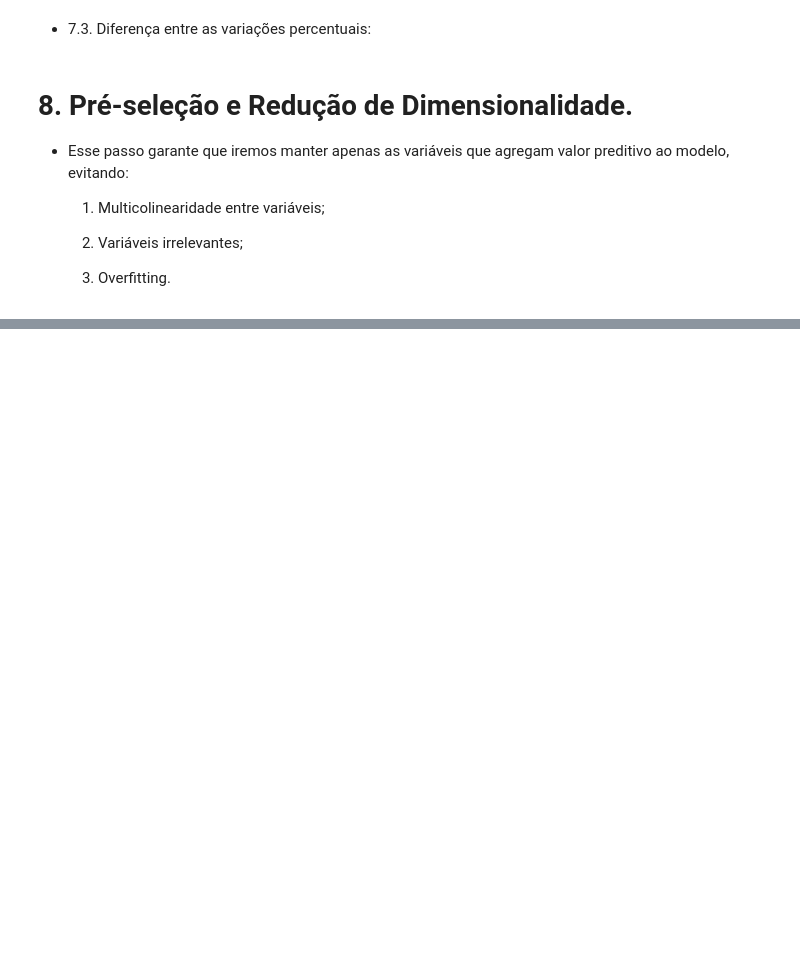
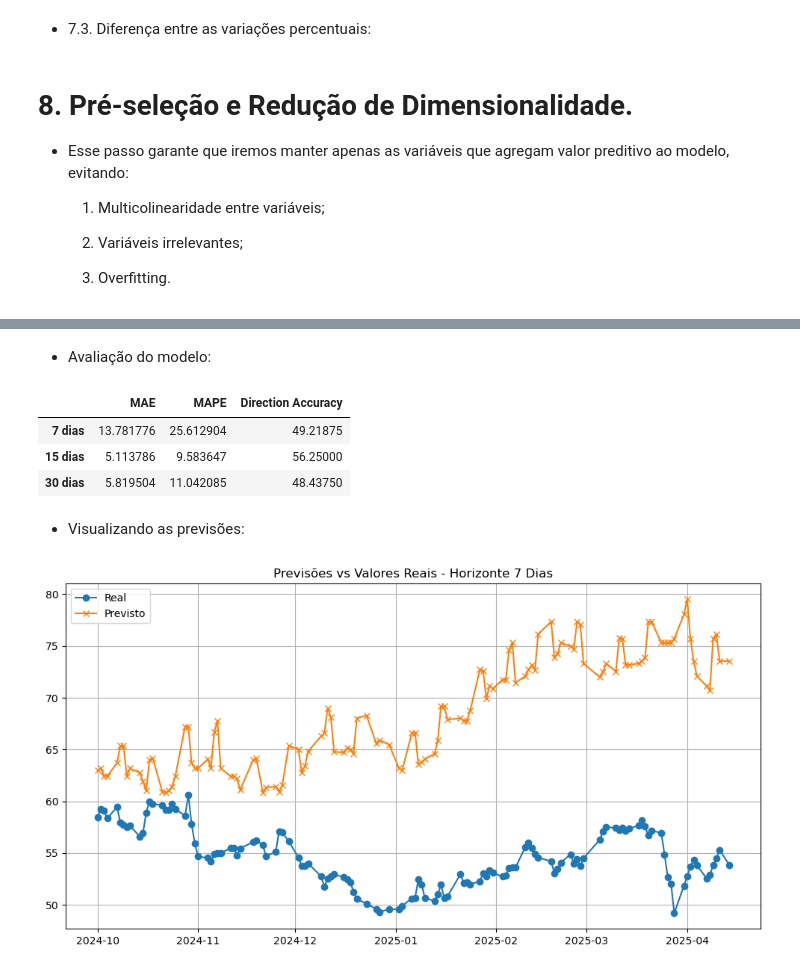
Before and after one commit to DanielCFigueira/Projeto_Predicao_VALE3, a Jupyter notebook: Analise_E_Previsão_das_Acoes_VALE3.ipynb, the cells around one changed output, grey strips where cells are left out. Cells and saved outputs as stored; diff of their text form; code cells hidden in the pictures; blank space fills up the shorter version.

```diff
--- a/Analise_E_Previsão_das_Acoes_VALE3.ipynb
+++ b/Analise_E_Previsão_das_Acoes_VALE3.ipynb
@@ -422,0 +521,11 @@ df_final
+# %%
+# depois de fitar o Prophet:
+futuro = modelo_prophet.make_future_dataframe(
+    periods=len(test), include_history=False
+)
+# preencha futuramente seus regressores:
+for feat in ['Close_Minerio','RSI_14','Volatilidade_30']:
+    futuro[feat] = test[feat].values
+
+# agora sim, predições sobre o TESTE
+prophet_test_preds = modelo_prophet.predict(futuro)['yhat'].values
@@ -422,0 +534,9 @@ df_final
+# %%
+# Treinar o XGBoost:
+modelo_xgb = MultiOutputRegressor(
+    XGBRegressor(n_estimators=1500, learning_rate=0.05, max_depth=6)
+)
+modelo_xgb.fit(X_train, y_train)
+
+# Fazendo as previsões:
+xgb_preds = modelo_xgb.predict(X_test)
@@ -422,0 +602,41 @@ df_final
+# %% [markdown]
+* Avaliação do modelo:
+# %%
+# Calcular métricas para cada horizonte
+results = {}
+for i, horizon in enumerate(horizons):
+    actual = y_test.iloc[timesteps:][f'Target_{horizon}D']
+    predicted = final_preds[:, i]
+
+    mae = mean_absolute_error(actual, predicted)
+    mape = mean_absolute_percentage_error(actual, predicted) * 100
+
+    # Calcular acurácia direcional
+    direction_correct = np.sign(actual.values - X_test['Close_VALE3'].iloc[timesteps:]) == \
+                       np.sign(predicted - X_test['Close_VALE3'].iloc[timesteps:])
+    dir_acc = np.mean(direction_correct) * 100
+
+    results[f'{horizon} dias'] = {'MAE': mae, 'MAPE': mape, 'Direction Accuracy': dir_acc}
+
+# Exibir resultados em DataFrame
+results_df = pd.DataFrame(results).T
+display(results_df)
+# %% [output]
+|  | MAE | MAPE | Direction Accuracy |
+| 7 dias | 13.781776 | 25.612904 | 49.21875 |
+| 15 dias | 5.113786 | 9.583647 | 56.25000 |
+| 30 dias | 5.819504 | 11.042085 | 48.43750 |
+# %% [markdown]
+* Visualizando as previsões:
+# %%
+
+# Plotar previsões vs real para horizonte de 7 dias
+plt.figure(figsize=(12, 6))
+plt.plot(y_test.index[timesteps:], y_test['Target_7D'].iloc[timesteps:], label='Real', marker='o')
+plt.plot(y_test.index[timesteps:], final_preds[:, 0], label='Previsto', marker='x')
+plt.title('Previsões vs Valores Reais - Horizonte 7 Dias')
+plt.legend()
+plt.grid(True)
+plt.show()
+# %% [output]
+[figure, added]
```
Also changed, not shown: parts of 19 cells of this notebook, 3 other files.
